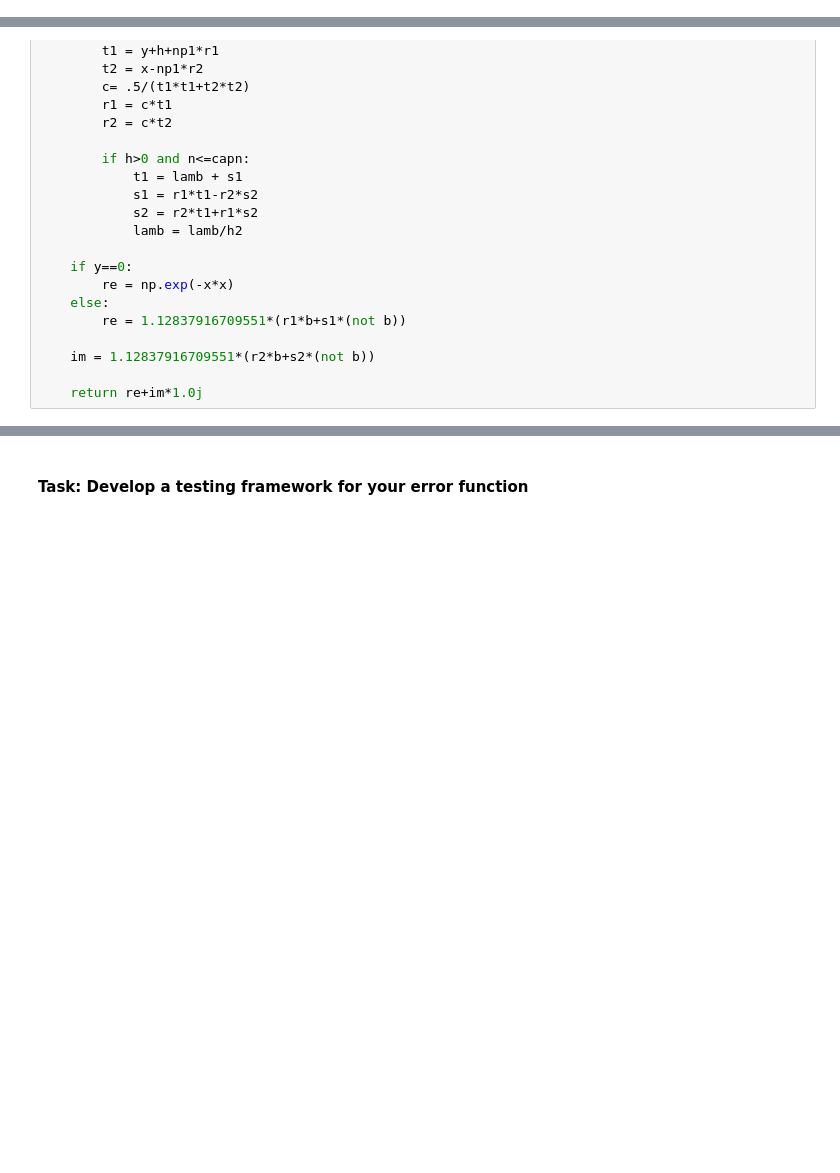
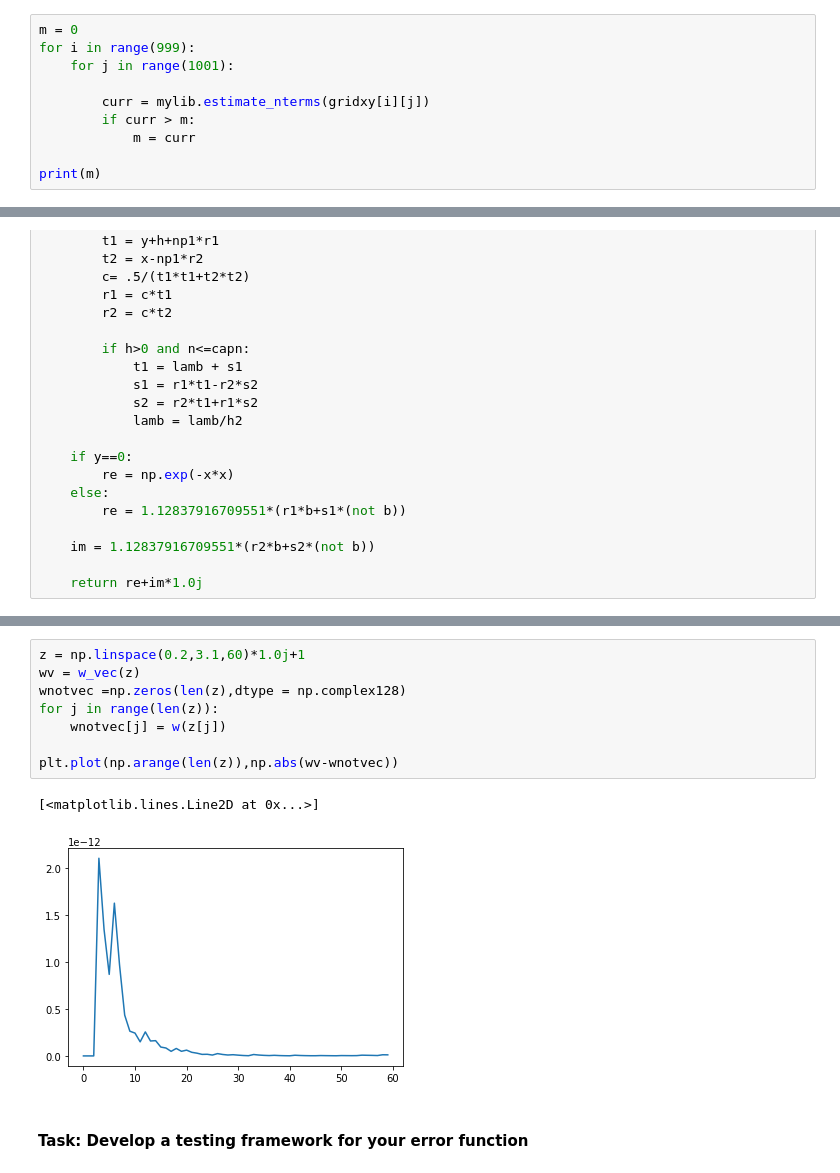
Before and after one commit to AlexanderHickey/PHYS581, a Jupyter notebook: Assignment 1/Assignment #1.ipynb, the cells around one changed output, grey strips where cells are left out. Saved outputs shown, nothing was run; the diff lists cells and outputs as text; blank space fills up the shorter version.

```diff
--- a/Assignment 1/Assignment #1.ipynb
+++ b/Assignment 1/Assignment #1.ipynb
@@ -69,3 +51,13 @@ def erf_taylor(z, nterms=19):
+# %%
+m = 0
+for i in range(999):
+    for j in range(1001):
+
+        curr = mylib.estimate_nterms(gridxy[i][j])
+        if curr > m:
+            m = curr
+
+print(m)
 # %% [markdown]
 #### Task: Compare results to special.erf and determine relative precision of the Taylor series algorithm for $|z| < 9$.
 
@@ -203,3 +214,14 @@ def w_vec(z):
+# %%
+z = np.linspace(0.2,3.1,60)*1.0j+1
+wv = w_vec(z)
+wnotvec =np.zeros(len(z),dtype = np.complex128)
+for j in range(len(z)):
+    wnotvec[j] = w(z[j])
+
+plt.plot(np.arange(len(z)),np.abs(wv-wnotvec))
+# %% [output]
+[<matplotlib.lines.Line2D at 0x...>]
+[figure, added]
 # %% [markdown]
 #### Task: Develop a testing framework for your error function
 # %%
```
Also changed, not shown: parts of 3 cells of this notebook, 1 other file.
